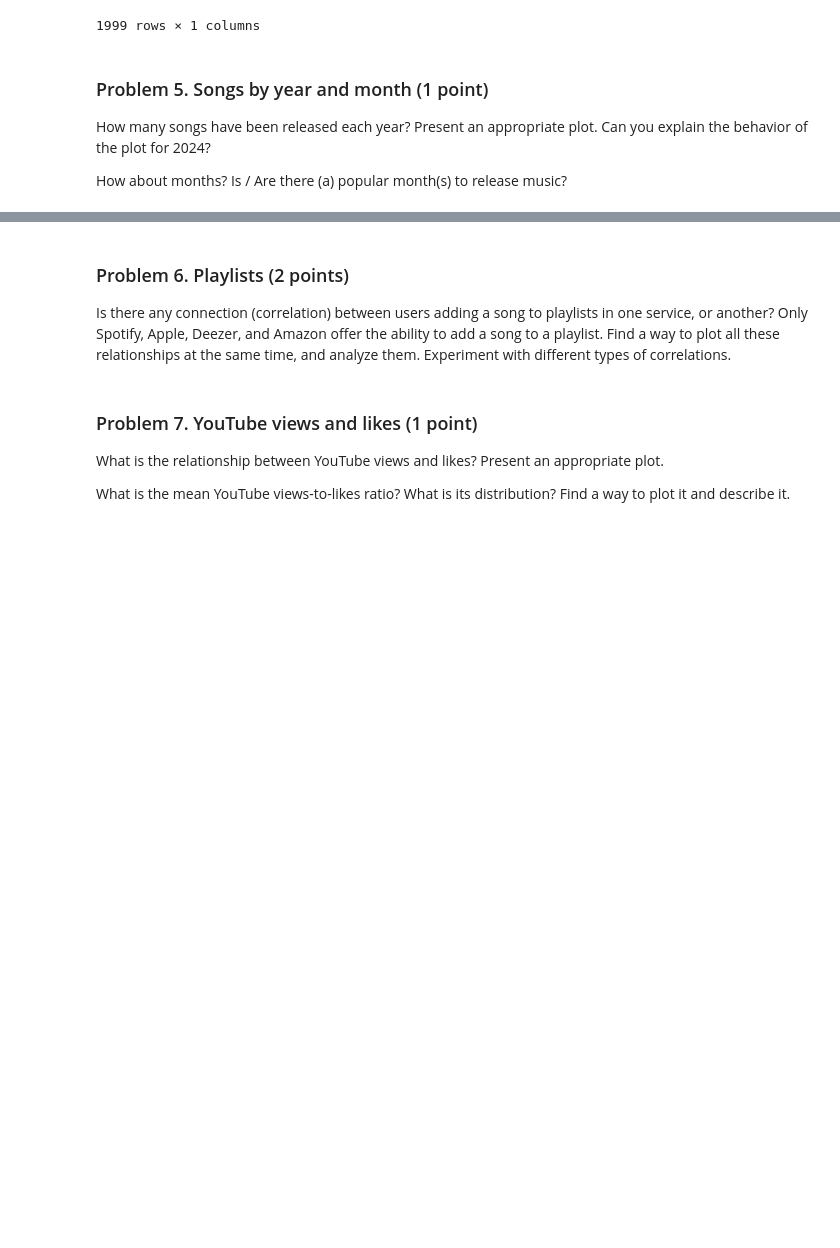
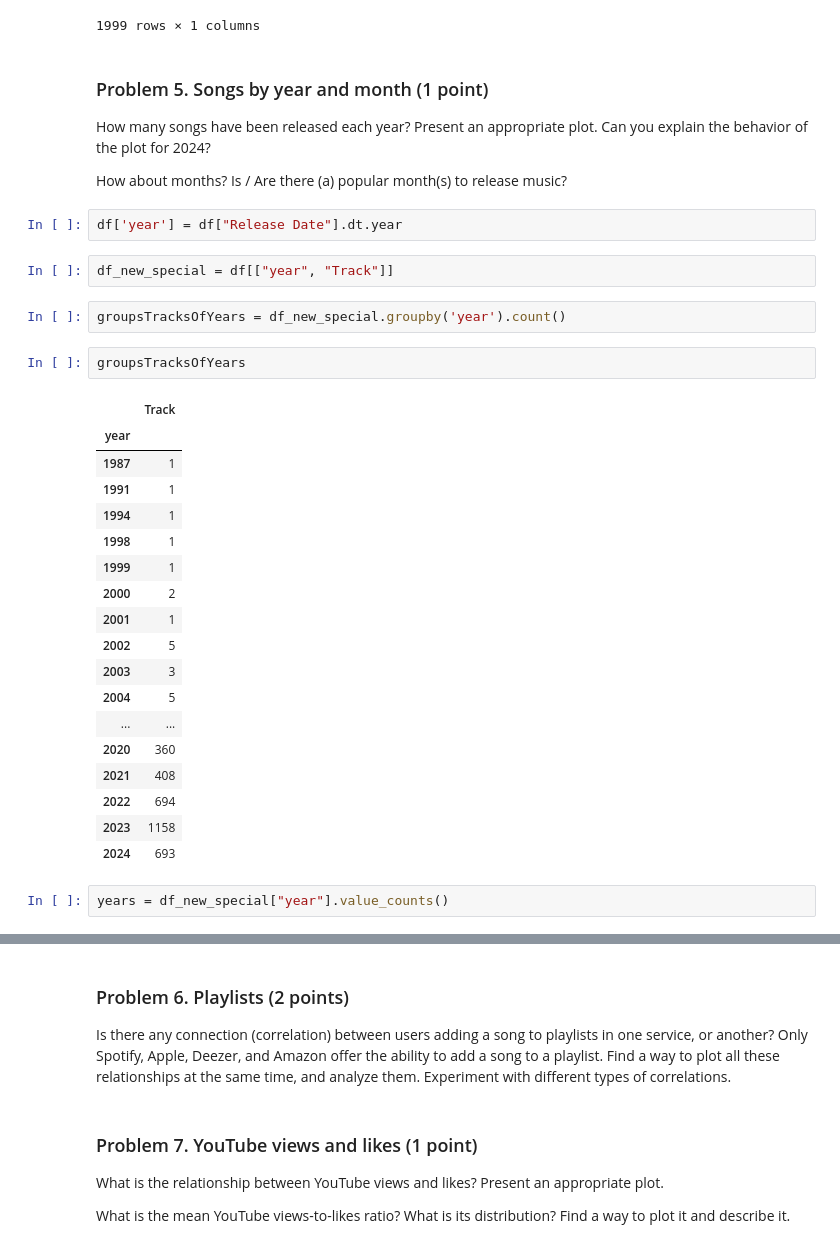
Before and after one commit to patonov/Data_Science-July_2024, a Jupyter notebook: Data-Visualization-Lab/Data Visualization and EDA Lab.ipynb, the cells around one changed output, grey strips where cells are left out. Saved outputs shown, nothing was run; the diff lists cells and outputs as text; blank space fills up the shorter version.

```diff
--- a/Data-Visualization-Lab/Data Visualization and EDA Lab.ipynb
+++ b/Data-Visualization-Lab/Data Visualization and EDA Lab.ipynb
@@ -198,3 +198,32 @@ groups.sort_values(by=["Spotify Streams"], ascending=False)
 How many songs have been released each year? Present an appropriate plot. Can you explain the behavior of the plot for 2024?
 
 How about months? Is / Are there (a) popular month(s) to release music?
+# %%
+df['year'] = df["Release Date"].dt.year
+# %%
+df_new_special = df[["year", "Track"]]
+# %%
+groupsTracksOfYears = df_new_special.groupby('year').count()
+# %%
+groupsTracksOfYears
+# %% [output]
+|  | Track |
+| year |  |
+| 1987 | 1 |
+| 1991 | 1 |
+| 1994 | 1 |
+| 1998 | 1 |
+| 1999 | 1 |
+| 2000 | 2 |
+| 2001 | 1 |
+| 2002 | 5 |
+| 2003 | 3 |
+| 2004 | 5 |
+| ... | ... |
+| 2020 | 360 |
+| 2021 | 408 |
+| 2022 | 694 |
+| 2023 | 1158 |
+| 2024 | 693 |
+# %%
+years = df_new_special["year"].value_counts()
```
Also changed, not shown: parts of 1 cell of this notebook.
